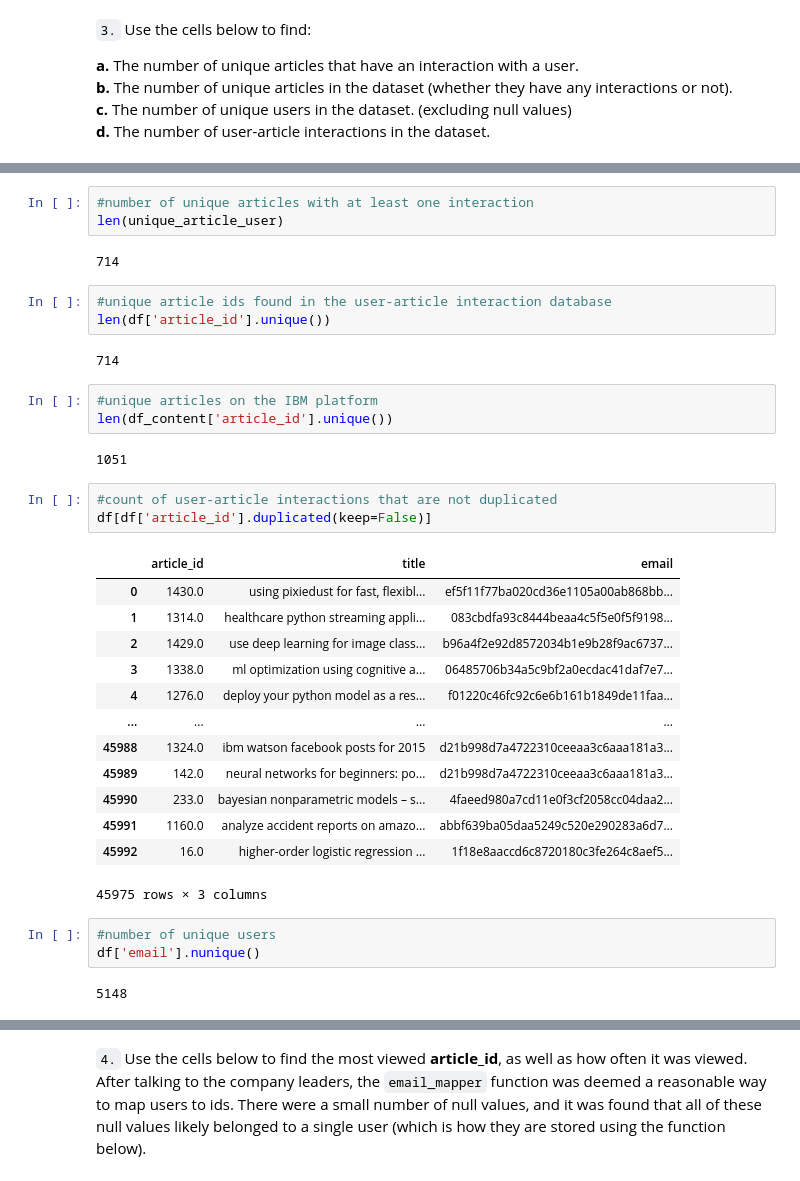
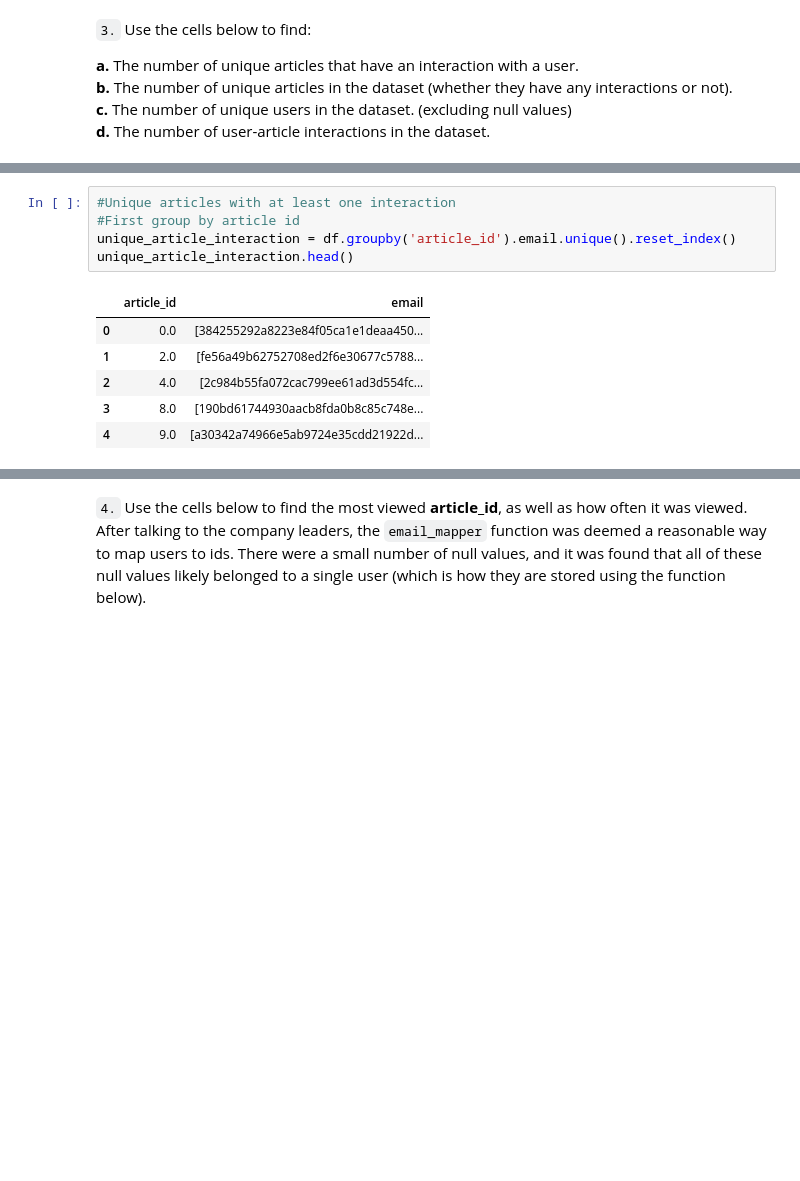
Before and after one commit to aurora-nat/ibm_recommendation_system, a Jupyter notebook: Recommendations_with_IBM.ipynb, the cells around one changed output, grey strips where cells are left out. Saved outputs shown, nothing was run; the diff lists cells and outputs as text; blank space fills up the shorter version.

```diff
--- a/Recommendations_with_IBM.ipynb
+++ b/Recommendations_with_IBM.ipynb
@@ -195,37 +186,12 @@ unique_article_user.head()
-# %%
-#number of unique articles with at least one interaction
-len(unique_article_user)
-# %% [output]
-714
-# %%
-#unique article ids found in the user-article interaction database
-len(df['article_id'].unique())
-# %% [output]
-714
-# %%
-#unique articles on the IBM platform
-len(df_content['article_id'].unique())
-# %% [output]
-1051
-# %%
-#count of user-article interactions that are not duplicated
-df[df['article_id'].duplicated(keep=False)]
-# %% [output]
-|  | article_id | title | email |
-| 0 | 1430.0 | using pixiedust for fast, flexibl... | ef5f11f77ba020cd36e1105a00ab868bb... |
-| 1 | 1314.0 | healthcare python streaming appli... | 083cbdfa93c8444beaa4c5f5e0f5f9198... |
-| 2 | 1429.0 | use deep learning for image class... | b96a4f2e92d8572034b1e9b28f9ac6737... |
-| 3 | 1338.0 | ml optimization using cognitive a... | 06485706b34a5c9bf2a0ecdac41daf7e7... |
-| 4 | 1276.0 | deploy your python model as a res... | f01220c46fc92c6e6b161b1849de11faa... |
-| ... | ... | ... | ... |
-| 45988 | 1324.0 | ibm watson facebook posts for 2015 | d21b998d7a4722310ceeaa3c6aaa181a3... |
-| 45989 | 142.0 | neural networks for beginners: po... | d21b998d7a4722310ceeaa3c6aaa181a3... |
-| 45990 | 233.0 | bayesian nonparametric models – s... | 4faeed980a7cd11e0f3cf2058cc04daa2... |
-| 45991 | 1160.0 | analyze accident reports on amazo... | abbf639ba05daa5249c520e290283a6d7... |
-| 45992 | 16.0 | higher-order logistic regression ... | 1f18e8aaccd6c8720180c3fe264c8aef5... |
-45975 rows × 3 columns
-# %%
-#number of unique users
-df['email'].nunique()
-# %% [output]
-5148
+# %%
+#Unique articles with at least one interaction
+#First group by article id
+unique_article_interaction = df.groupby('article_id').email.unique().reset_index()
+unique_article_interaction.head()
+# %% [output]
+|  | article_id | email |
+| 0 | 0.0 | [384255292a8223e84f05ca1e1deaa450... |
+| 1 | 2.0 | [fe56a49b62752708ed2f6e30677c5788... |
+| 2 | 4.0 | [2c984b55fa072cac799ee61ad3d554fc... |
+| 3 | 8.0 | [190bd61744930aacb8fda0b8c85c748e... |
+| 4 | 9.0 | [a30342a74966e5ab9724e35cdd21922d... |
```
Also changed, not shown: parts of 65 cells of this notebook, 3 other files.
